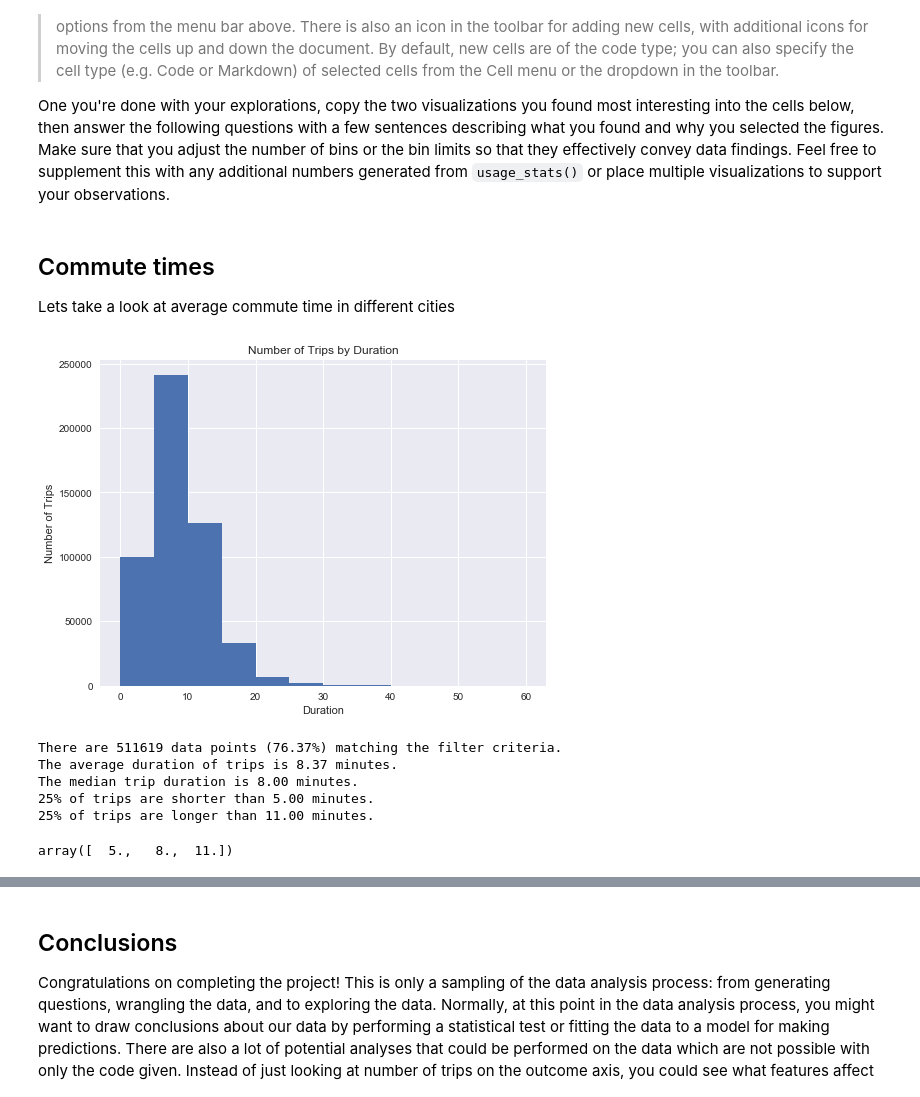
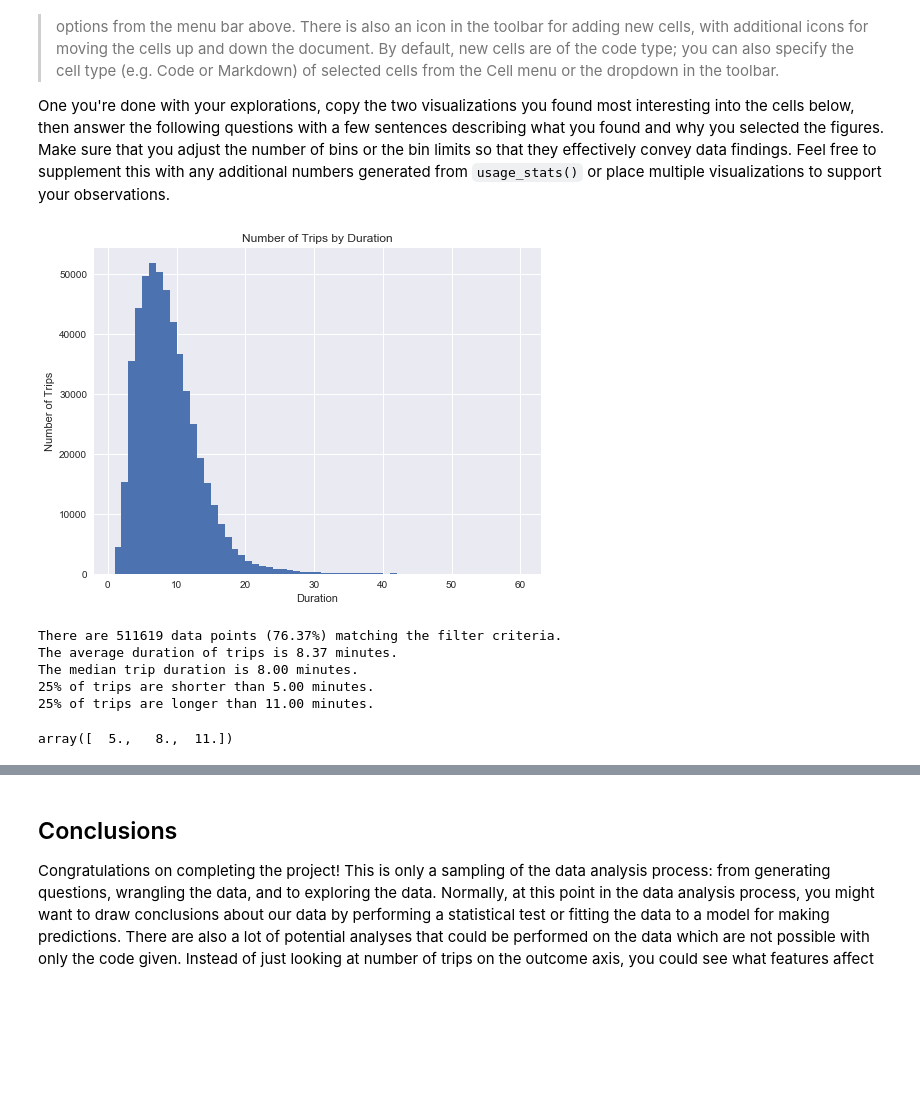
Before and after one commit to sagecodes/bay_area_bike_share_analysis, a Jupyter notebook: Bay_Area_Bike_Share_Analysis.ipynb, the cells around one changed output, grey strips where cells are left out. Saved outputs shown, nothing was run; the diff lists cells and outputs as text; code cells hidden in the pictures; blank space fills up the shorter version.

```diff
--- a/Bay_Area_Bike_Share_Analysis.ipynb
+++ b/Bay_Area_Bike_Share_Analysis.ipynb
@@ -307,22 +307,23 @@ Explore some different variables using the functions above and take note of some
 > **Tip**: In order to add additional cells to a notebook, you can use the "Insert Cell Above" and "Insert Cell Below" options from the menu bar above. There is also an icon in the toolbar for adding new cells, with additional icons for moving the cells up and down the document. By default, new cells are of the code type; you can also specify the cell type (e.g. Code or Markdown) of selected cells from the Cell menu or the dropdown in the toolbar.
 
 One you're done with your explorations, copy the two visualizations you found most interesting into the cells below, then answer the following questions with a few sentences describing what you found and why you selected the figures. Make sure that you adjust the number of bins or the bin limits so that they effectively convey data findings. Feel free to supplement this with any additional numbers generated from `usage_stats()` or place multiple visualizations to support your observations.
-# %% [markdown]
-## Commute times
-
-Lets take a look at average commute time in different cities
 # %%
-# Final Plot 1
+# Final plot 1:
+
+### San Francisco Data ##
+# Output Plot (Visual)
 usage_plot(trip_data, 'duration', ['duration < 60',
                                    'start_city == San Francisco',
                                    'end_city == San Francisco',
-                                   'subscription_type == Subscriber'], boundary = 0, bin_width = 5)
+                                   'subscription_type == Subscriber'], boundary = 0, bin_width = 1)
+
+# Output statistics (text)
 usage_stats(trip_data,['duration < 60',
                        'start_city == San Francisco',
                        'end_city == San Francisco',
                        'subscription_type == Subscriber'])
 # %% [output]
-[figure, old version]
+[figure, new version]
 There are 511619 data points (76.37%) matching the filter criteria.
 The average duration of trips is 8.37 minutes.
 The median trip duration is 8.00 minutes.
```
Also changed, not shown: parts of 10 cells of this notebook.
